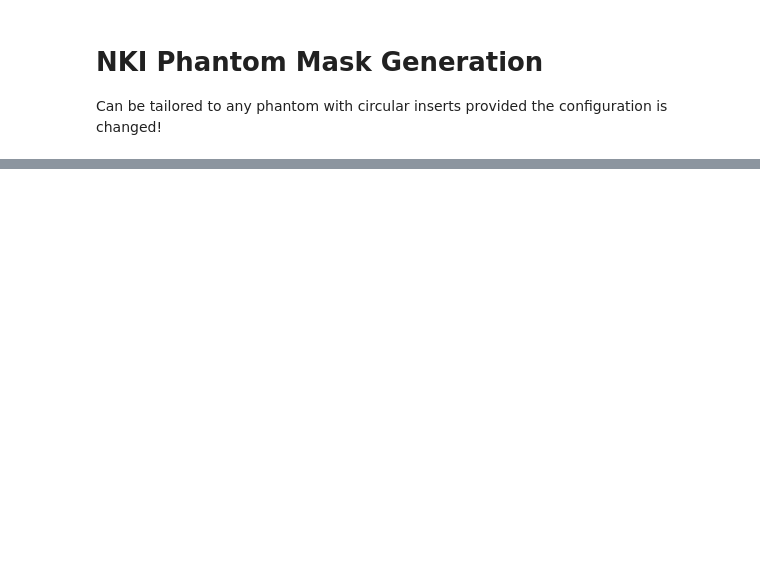
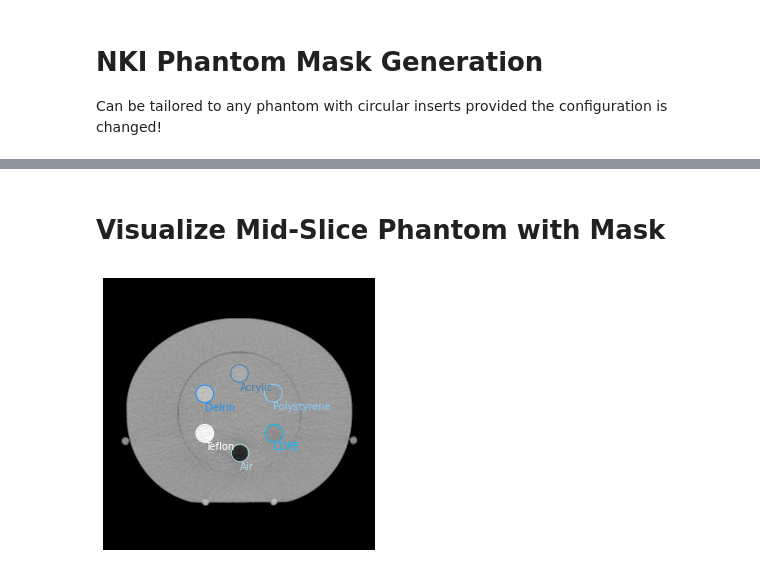
Before and after one commit to Maastro-CDS-Imaging-Group/clinical-evaluation, a Jupyter notebook: projects/nki_cervix_cbct_ct/notebooks/Phantom_Mask_Generation.ipynb, the cells around one changed output, grey strips where cells are left out. Saved outputs shown, nothing was run; the diff lists cells and outputs as text; code cells hidden in the pictures; blank space fills up the shorter version.

```diff
--- a/projects/nki_cervix_cbct_ct/notebooks/Phantom_Mask_Generation.ipynb
+++ b/projects/nki_cervix_cbct_ct/notebooks/Phantom_Mask_Generation.ipynb
@@ -126,3 +126,43 @@ for label, mask in phantom_mask.items():
     mask_image = sitk.GetImageFromArray(mask)
     mask_image.CopyInformation(phantom_image)
     sitk.WriteImage(mask_image, str((folder / label).with_suffix('.nrrd')), True)
+# %% [markdown]
+# Visualize Mid-Slice Phantom with Mask
+# %%
+phantom_mask = {k: np.zeros(masked_array.shape, dtype=np.uint8) for k in config["names"]}
+phantom_mask["plate"] = np.zeros(masked_array.shape, dtype=np.uint8)
+
+array = sitk.GetArrayFromImage(phantom_image)
+bound = config["radius"] + 5
+
+
+f = plt.figure(figsize=(5, 5))
+
+j = array.shape[0]//2
+# Get z coordinate in mm
+coord = phantom_image.TransformIndexToPhysicalPoint((0, 0, j))[-1] / 10
+if (coord > config["zrange"][0]) and (coord < config["zrange"][1]):
+    phantom_mask["plate"][j] = np.where(mask[j], 1, 0)
+    for i in range(0, len(config["names"])):
+        # Get the center in mm
+        center = phantom_image.TransformPhysicalPointToIndex((config["centers"]["x"][i]*10, \
+                                                              config["centers"]["y"][i]*10, coord*10))[:-1]
+        # Get circle rows and cols and set mask based on circle
+        rr, cc = disk(center, config["radius"])
+        phantom_mask[config["names"][i]][j, cc, rr] = 1
+        phantom_mask["plate"][j, cc, rr] = 0
+        # Plot the image for verification!
+#             ax[i].imshow(array[j,int(center[1] - bound):int(center[1]+ bound), int(center[0] - bound):int(center[0] + bound)], cmap='gray')
+
+
+        plt.imshow(array[j], cmap='gray')
+        circle = plt.Circle((bound, bound), int(config["radius"]), color=config["colors"][i], fill=False, label=config["names"][i])
+        circle = plt.Circle((center[0], center[1]), 13, color=config["colors"][i], fill=False, label=config["names"][i])
+        plt.text(center[0], center[1] + 25, config["names"][i], color=config["colors"][i])
+
+        plt.gca().add_patch(circle)
+#             ax[i].set_title(config["names"][i])
+    plt.axis('off')
+    plt.show()
+# %% [output]
+[figure, added]
```
Also changed, not shown: parts of 3 cells of this notebook, 35 other files.
